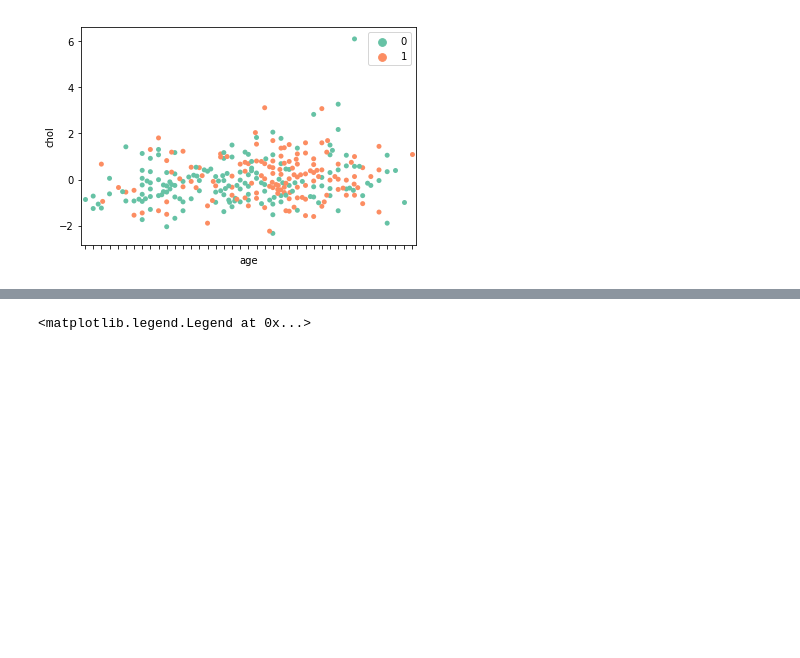
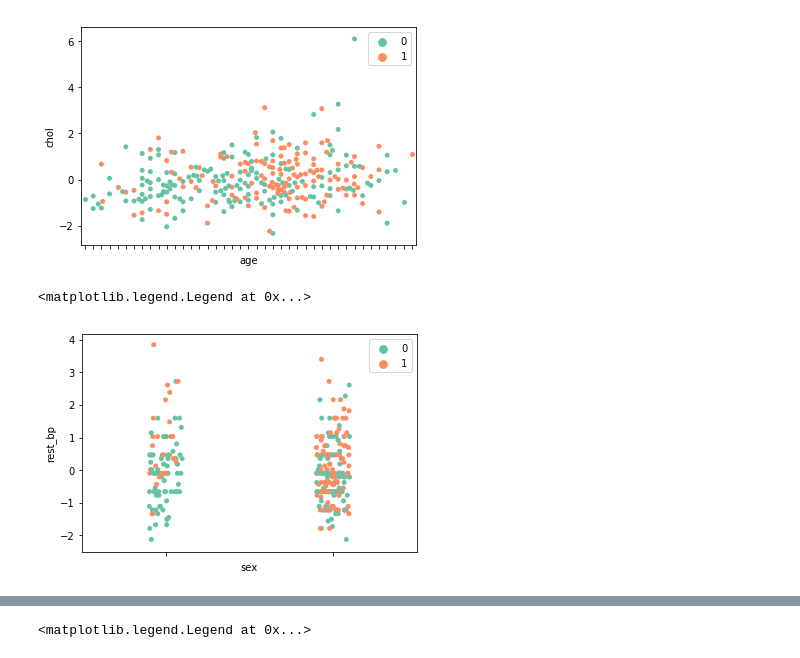
Before and after one commit to ekiMGlz/AplicadaIII, a Jupyter notebook: Final/Trabajo final.ipynb, the cells around one changed output, grey strips where cells are left out. Saved outputs shown, nothing was run; the diff lists cells and outputs as text; code cells hidden in the pictures; blank space fills up the shorter version.

```diff
--- a/Final/Trabajo final.ipynb
+++ b/Final/Trabajo final.ipynb
@@ -227,7 +227,10 @@ swarmPlot.legend(loc='upper right')
 <matplotlib.legend.Legend at 0x...>
 [figure]
 # %%
-swarmPlot = sns.swarmplot(x = 'age', y = 'chol', data=processed_data, hue='diagnosis', palette='Set2')
+swarmPlot = sns.stripplot(x = 'sex', y = 'rest_bp', data=processed_data, hue='diagnosis', palette='Set2')
 swarmPlot.set(xticklabels=[])
 swarmPlot.legend(loc='upper right')
+# %% [output]
+<matplotlib.legend.Legend at 0x...>
+[figure, added]
 # %%
```
Also changed, not shown: parts of 8 cells of this notebook.
